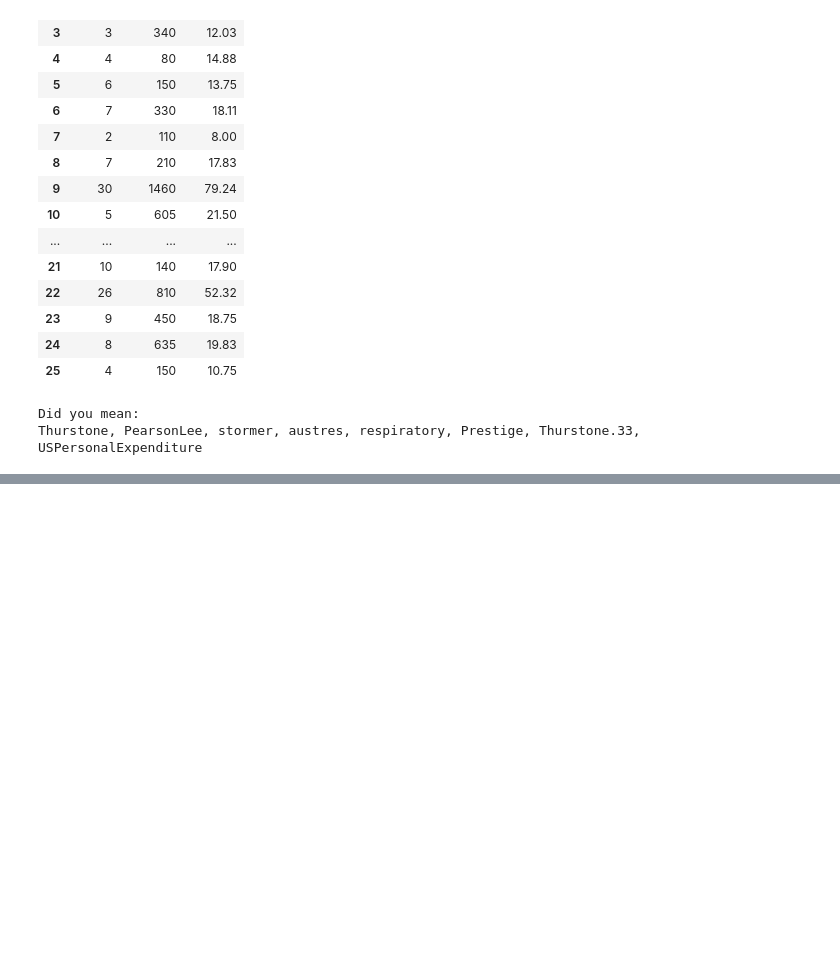
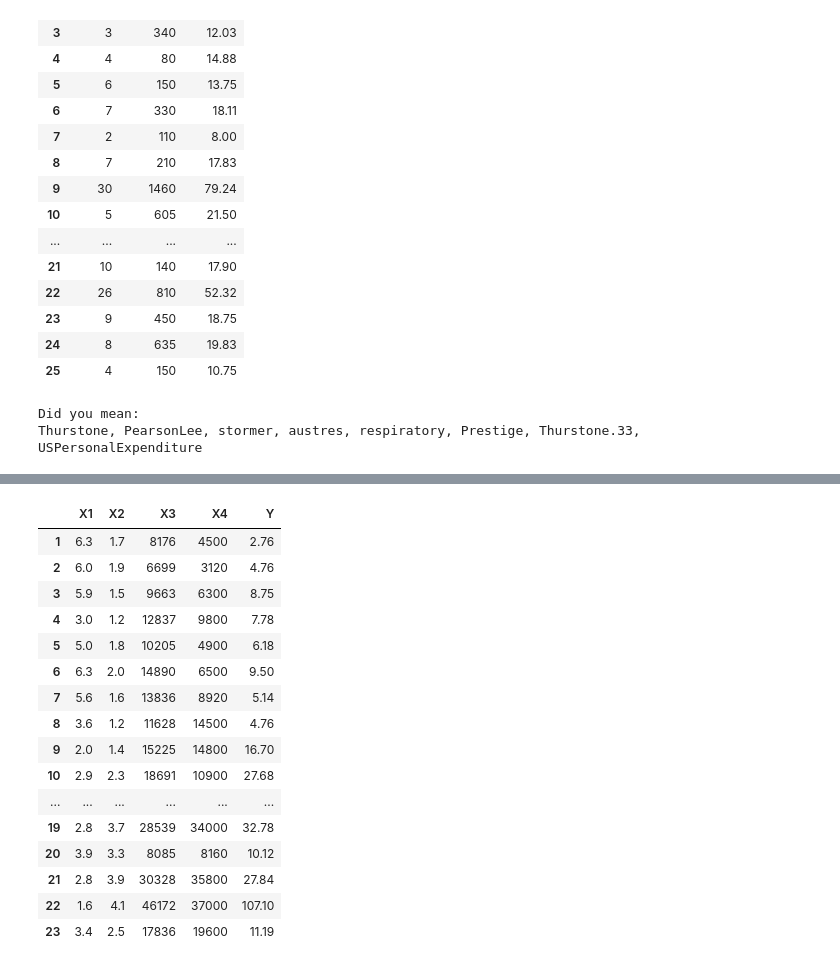
Before and after one commit to NSharick/python-practice, a Jupyter notebook: practice_datasets_tableau.ipynb, the cells around one changed output, grey strips where cells are left out. Saved outputs shown, nothing was run; the diff lists cells and outputs as text; code cells hidden in the pictures; blank space fills up the shorter version.

```diff
--- a/practice_datasets_tableau.ipynb
+++ b/practice_datasets_tableau.ipynb
@@ -136,0 +179,21 @@ nhtemp
+# %%
+aircraft = data('aircraft')
+aircraft
+# %% [output]
+|  | X1 | X2 | X3 | X4 | Y |
+| 1 | 6.3 | 1.7 | 8176 | 4500 | 2.76 |
+| 2 | 6.0 | 1.9 | 6699 | 3120 | 4.76 |
+| 3 | 5.9 | 1.5 | 9663 | 6300 | 8.75 |
+| 4 | 3.0 | 1.2 | 12837 | 9800 | 7.78 |
+| 5 | 5.0 | 1.8 | 10205 | 4900 | 6.18 |
+| 6 | 6.3 | 2.0 | 14890 | 6500 | 9.50 |
+| 7 | 5.6 | 1.6 | 13836 | 8920 | 5.14 |
+| 8 | 3.6 | 1.2 | 11628 | 14500 | 4.76 |
+| 9 | 2.0 | 1.4 | 15225 | 14800 | 16.70 |
+| 10 | 2.9 | 2.3 | 18691 | 10900 | 27.68 |
+| ... | ... | ... | ... | ... | ... |
+| 19 | 2.8 | 3.7 | 28539 | 34000 | 32.78 |
+| 20 | 3.9 | 3.3 | 8085 | 8160 | 10.12 |
+| 21 | 2.8 | 3.9 | 30328 | 35800 | 27.84 |
+| 22 | 1.6 | 4.1 | 46172 | 37000 | 107.10 |
+| 23 | 3.4 | 2.5 | 17836 | 19600 | 11.19 |
```
Also changed, not shown: parts of 12 cells of this notebook.
